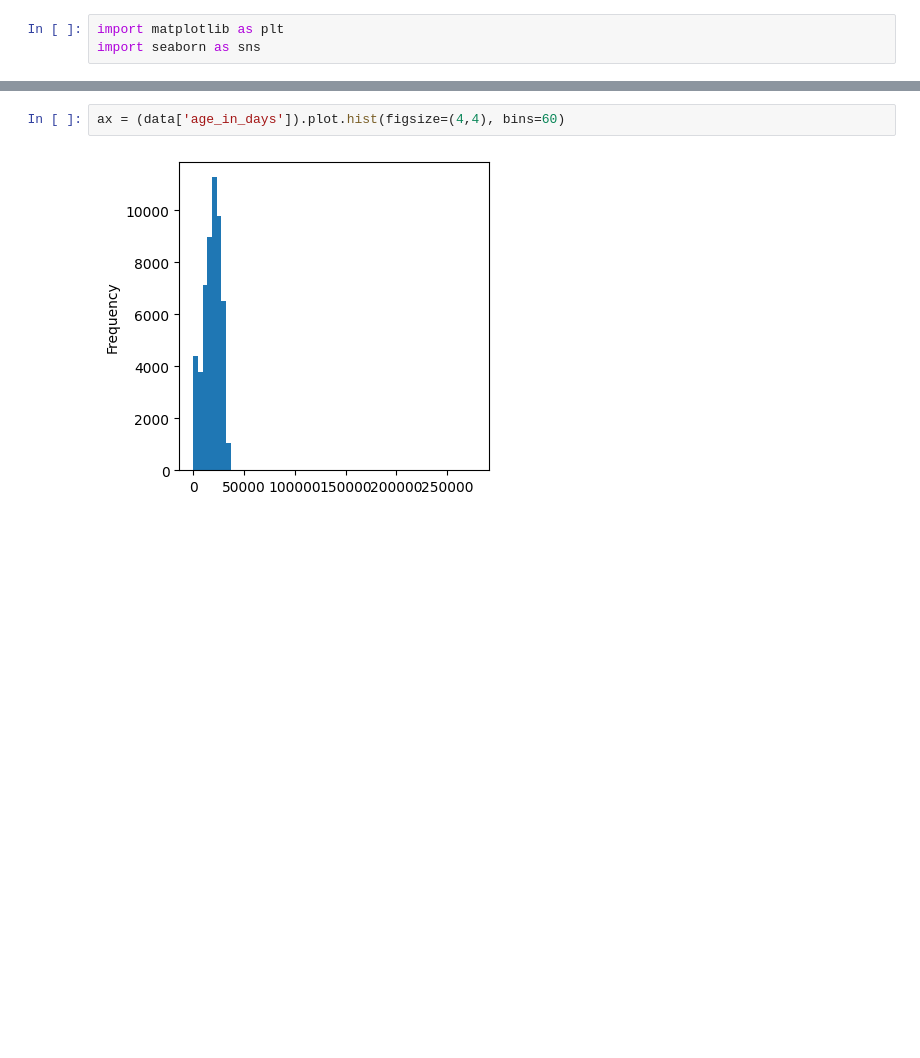
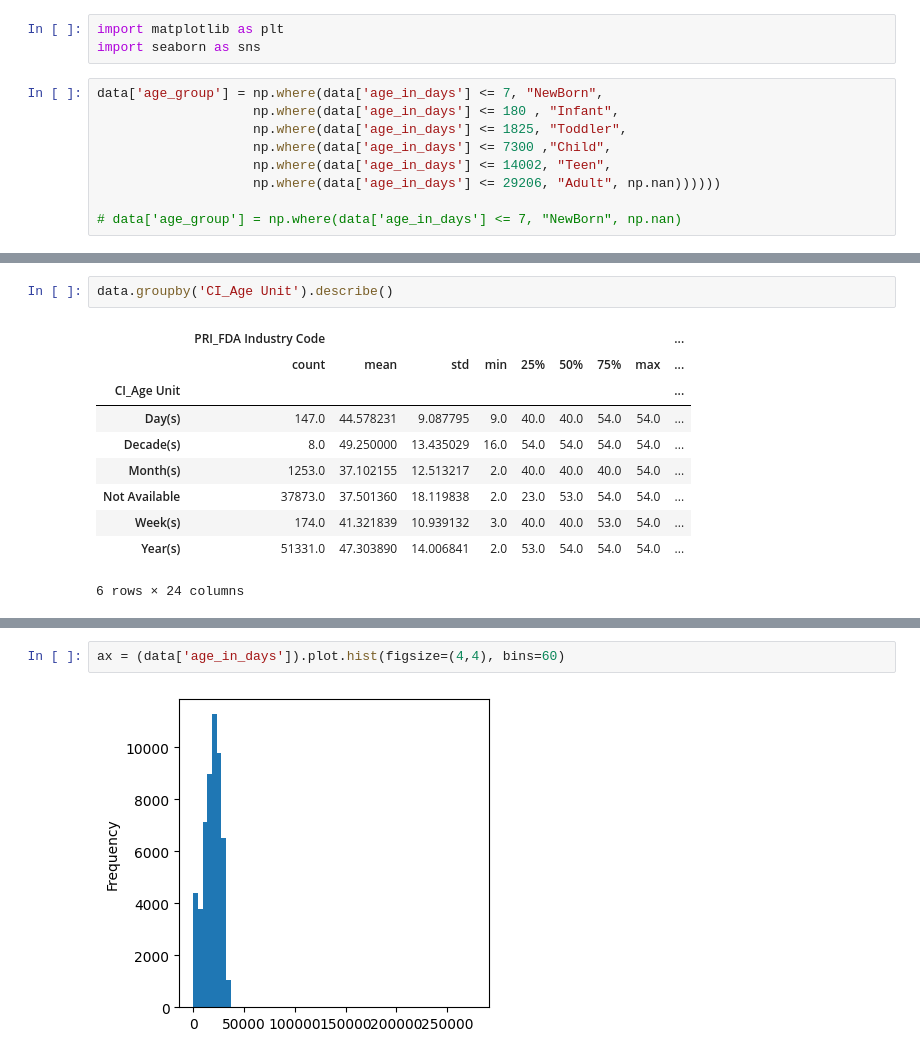
Before and after one commit to LorennMarque/ProyectoMillonario, a Jupyter notebook: data/test.ipynb, the cells around one changed output, grey strips where cells are left out. Saved outputs shown, nothing was run; the diff lists cells and outputs as text; blank space fills up the shorter version.

```diff
--- a/data/test.ipynb
+++ b/data/test.ipynb
@@ -133,3 +133,12 @@ Agrupar por unidad y agrupar por grupo hetario
 # %%
 import matplotlib as plt
 import seaborn as sns
+# %%
+data['age_group'] = np.where(data['age_in_days'] <= 7, "NewBorn",
+                    np.where(data['age_in_days'] <= 180 , "Infant",
+                    np.where(data['age_in_days'] <= 1825, "Toddler",
+                    np.where(data['age_in_days'] <= 7300 ,"Child",
+                    np.where(data['age_in_days'] <= 14002, "Teen",
+                    np.where(data['age_in_days'] <= 29206, "Adult", np.nan))))))
+
+# data['age_group'] = np.where(data['age_in_days'] <= 7, "NewBorn", np.nan)
@@ -135,0 +162,13 @@ import seaborn as sns
+# %%
+data.groupby('CI_Age Unit').describe()
+# %% [output]
+|  | PRI_FDA Industry Code |  |  |  |  |  |  |  | ... |
+|  | count | mean | std | min | 25% | 50% | 75% | max | ... |
+| CI_Age Unit |  |  |  |  |  |  |  |  | ... |
+| Day(s) | 147.0 | 44.578231 | 9.087795 | 9.0 | 40.0 | 40.0 | 54.0 | 54.0 | ... |
+| Decade(s) | 8.0 | 49.250000 | 13.435029 | 16.0 | 54.0 | 54.0 | 54.0 | 54.0 | ... |
+| Month(s) | 1253.0 | 37.102155 | 12.513217 | 2.0 | 40.0 | 40.0 | 40.0 | 54.0 | ... |
+| Not Available | 37873.0 | 37.501360 | 18.119838 | 2.0 | 23.0 | 53.0 | 54.0 | 54.0 | ... |
+| Week(s) | 174.0 | 41.321839 | 10.939132 | 3.0 | 40.0 | 40.0 | 53.0 | 54.0 | ... |
+| Year(s) | 51331.0 | 47.303890 | 14.006841 | 2.0 | 53.0 | 54.0 | 54.0 | 54.0 | ... |
+6 rows × 24 columns
```
Also changed, not shown: parts of 3 cells of this notebook.
